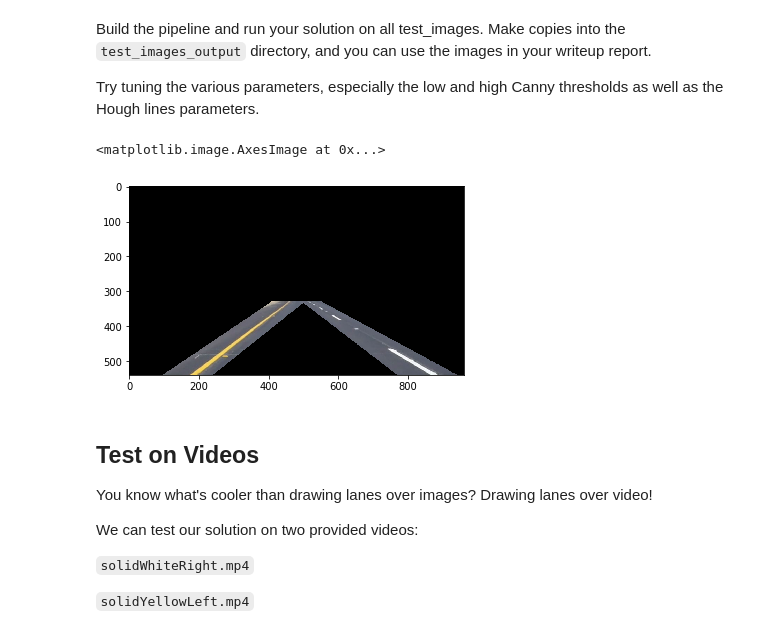
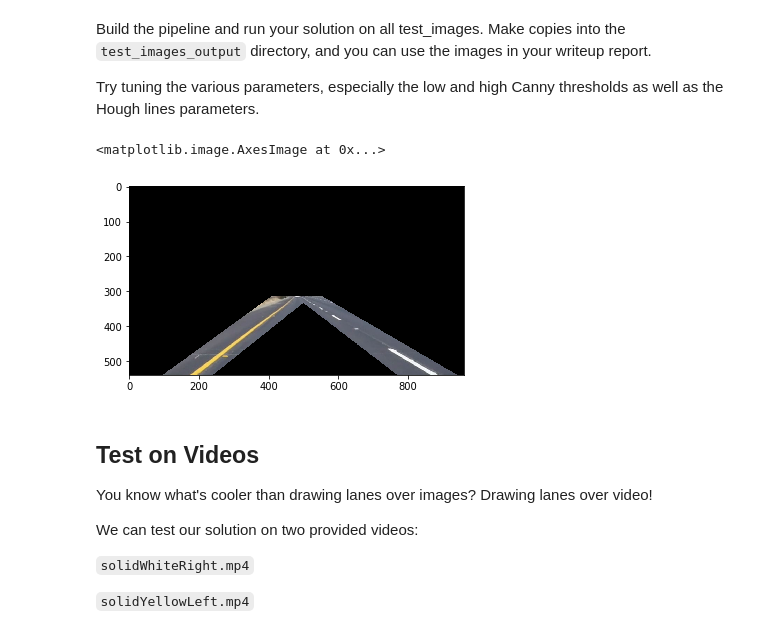
Before and after one commit to anarchistMegaByte/SDCND, a Jupyter notebook: CarND-LaneLines-P1/P1.ipynb, the cells around one changed output. Cells and saved outputs as stored; diff of their text form; code cells hidden in the pictures.

Commit message:
Right lane problem fixed

```diff
--- a/CarND-LaneLines-P1/P1.ipynb
+++ b/CarND-LaneLines-P1/P1.ipynb
@@ -337,36 +355,36 @@ cpy_test_image_region = np.copy(test_image)
 #rgb_thresh = [red_thresh,green_thresh,blue_thresh]
 #threshold = (test_image[:,:,0] < rgb_thresh[0]) | (test_image[:,:,1] < rgb_thresh[1]) | (test_image[:,:,2] < rgb_thresh[2])
 #cpy_test_image[threshold] = [0,0,0]
 
 xsize = cpy_test_image_region.shape[1]
 ysize = cpy_test_image_region.shape[0]
 left_bottom = [0.10 * xsize,ysize]
 right_bottom = [0.98 * xsize,ysize]
-apex_left = [(0.5 * xsize) - 70,0.61 * ysize]
-apex_right = [(0.5 * xsize) + 70,0.61 * ysize]
+apex_left = [(0.5 * xsize) - 70,0.58 * ysize]
+apex_right = [(0.5 * xsize) + 70,0.58 * ysize]
 
 #fit_left = np.polyfit([left_bottom[0],apex[0]],[left_bottom[1],apex[1]],1)
 #fit_right = np.polyfit([right_bottom[0],apex[0]],[right_bottom[1],apex[1]],1)
 #fit_bottom = np.polyfit([left_bottom[0],right_bottom[0]],[left_bottom[1],right_bottom[1]],1)
 
 #XX,YY = np.meshgrid(np.arange(0,xsize),np.arange(0,ysize))
 
 #image_region = ( (YY > (XX*fit_left[0] + fit_left[1])) & (YY > (XX*fit_right[0] + fit_right[1])) & (YY < (XX*fit_bottom[0] + fit_bottom[1])))
 #cpy_test_image_region[~threshold & image_region] = [255,0,0]
 #cpy_test_image_region[image_region] = [255,0,0]
 
 polygon = np.array([ [left_bottom[0],left_bottom[1]], [apex_left[0],apex_left[1]], [apex_right[0],apex_right[1]] ,[right_bottom[0],right_bottom[1]] ], np.int32)
 
 grey_image = grayscale(test_image)
 guassian_image = gaussian_blur(grey_image,5)
 canny_edge = canny(guassian_image, 50, 150)
 cpy_test_image_region = region_of_interest(test_image,[polygon])
 #line_img = hough_lines(cpy_test_image_region,2,np.pi/180,15,20,10)
 #final = weighted_img(line_img, test_image)
 plt.imshow(cpy_test_image_region)
 # %% [output]
 <matplotlib.image.AxesImage at 0x...>
-[figure, old version]
+[figure, new version]
 # %% [markdown]
 ## Test on Videos
 
```
Also changed, not shown: parts of 5 cells of this notebook.
